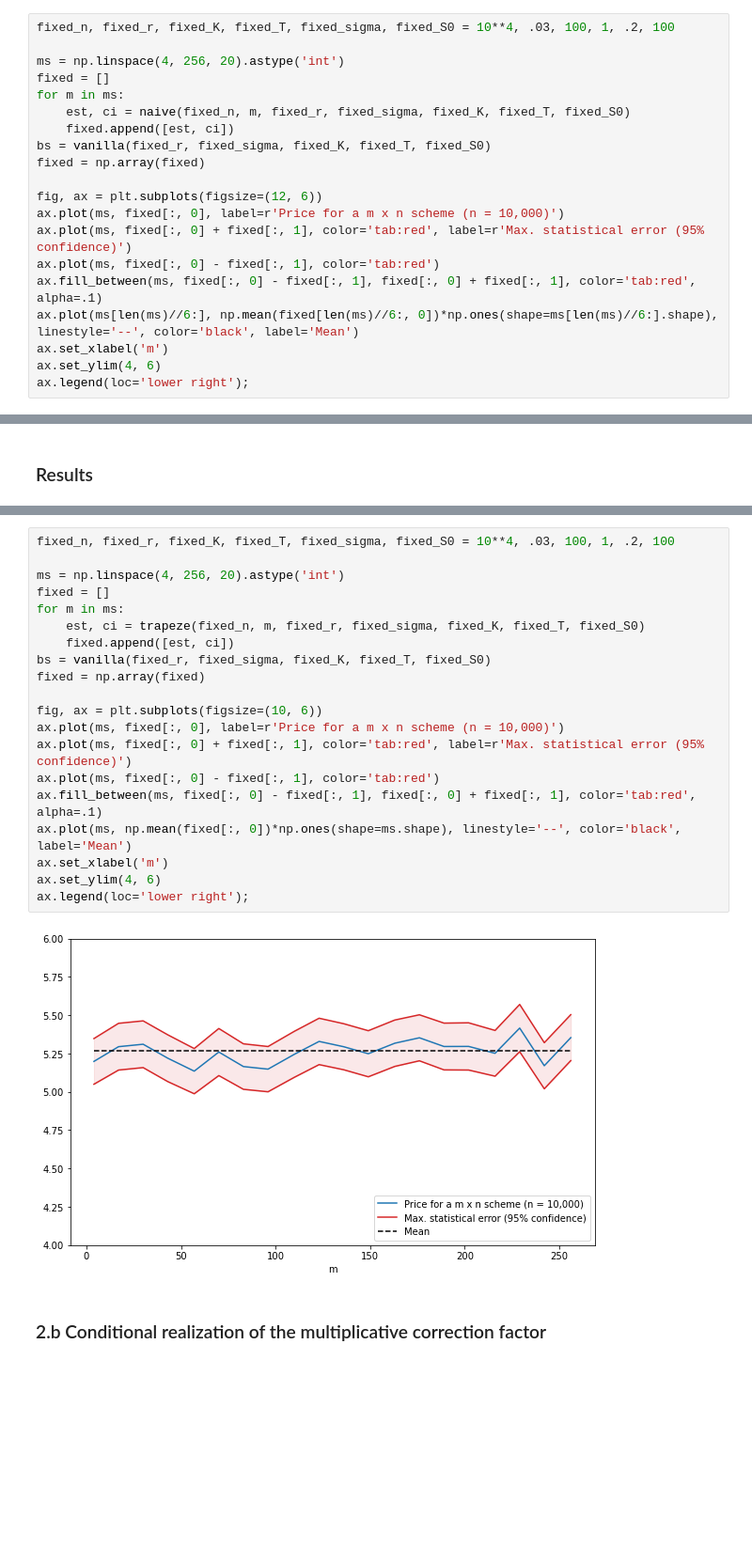
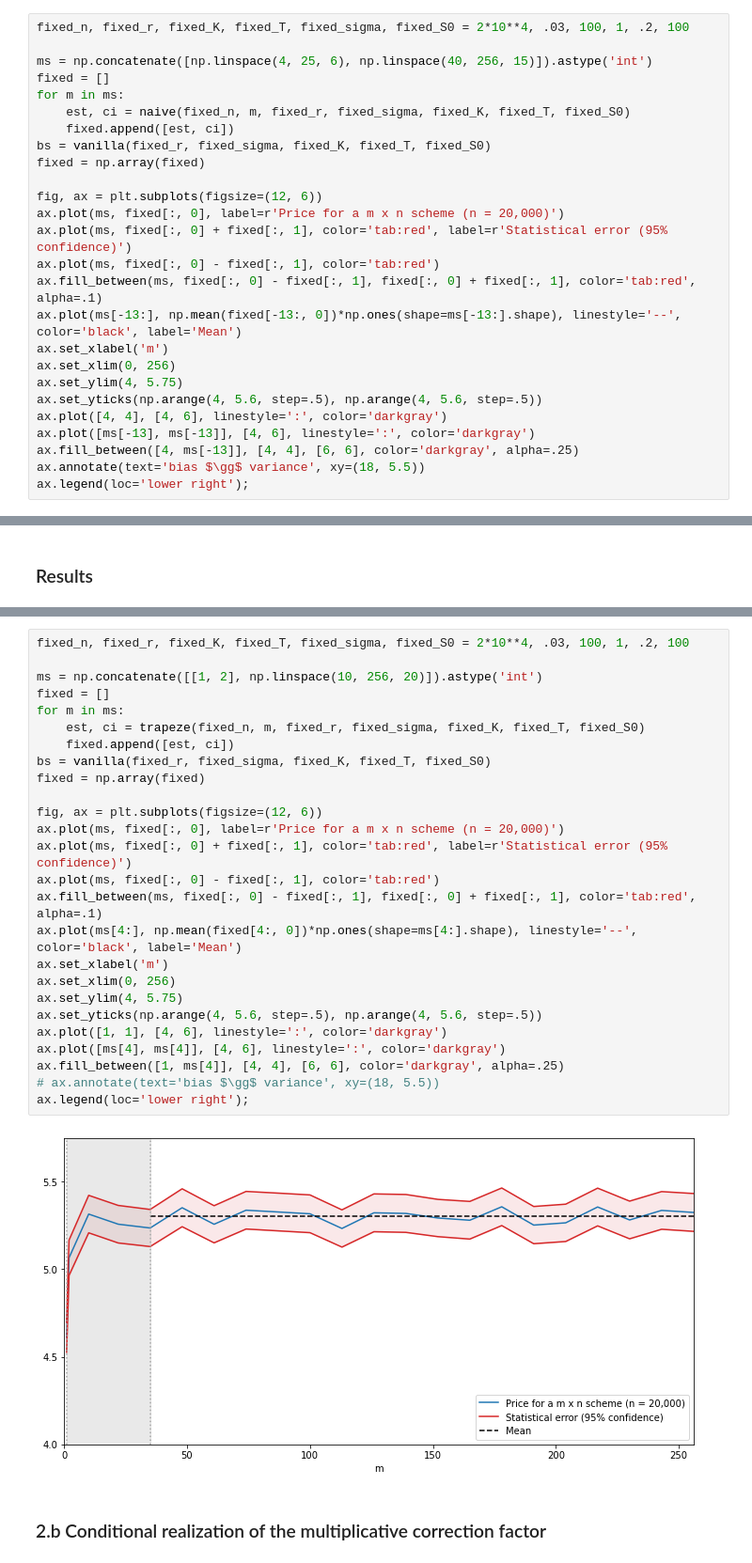
Before and after one commit to 20castro/Projet_MC, a Jupyter notebook: implementations/mc_approaches.ipynb, the cells around one changed output, grey strips where cells are left out. Shown at 94% size. Drawn from its saved outputs; the diff is of its cells as text; blank space fills up the shorter version.

```diff
--- a/implementations/mc_approaches.ipynb
+++ b/implementations/mc_approaches.ipynb
@@ -98,9 +98,9 @@ plot_approach(result, Ks, [.15, .25], [1/12, 1])
 # %% [markdown]
 __Problem__: the above chart only shows the statistical error and not the discretization bias. As $\sqrt{n} \sim m$, they should be quite similar.
 # %%
-fixed_n, fixed_r, fixed_K, fixed_T, fixed_sigma, fixed_S0 = 10**4, .03, 100, 1, .2, 100
+fixed_n, fixed_r, fixed_K, fixed_T, fixed_sigma, fixed_S0 = 2*10**4, .03, 100, 1, .2, 100
 
-ms = np.linspace(4, 256, 20).astype('int')
+ms = np.concatenate([np.linspace(4, 25, 6), np.linspace(40, 256, 15)]).astype('int')
 fixed = []
 for m in ms:
     est, ci = naive(fixed_n, m, fixed_r, fixed_sigma, fixed_K, fixed_T, fixed_S0)
@@ -109,12 +109,18 @@ bs = vanilla(fixed_r, fixed_sigma, fixed_K, fixed_T, fixed_S0)
 fixed = np.array(fixed)
 
 fig, ax = plt.subplots(figsize=(12, 6))
-ax.plot(ms, fixed[:, 0], label=r'Price for a m x n scheme (n = 10,000)')
-ax.plot(ms, fixed[:, 0] + fixed[:, 1], color='tab:red', label=r'Max. statistical error (95% confidence)')
+ax.plot(ms, fixed[:, 0], label=r'Price for a m x n scheme (n = 20,000)')
+ax.plot(ms, fixed[:, 0] + fixed[:, 1], color='tab:red', label=r'Statistical error (95% confidence)')
 ax.plot(ms, fixed[:, 0] - fixed[:, 1], color='tab:red')
 ax.fill_between(ms, fixed[:, 0] - fixed[:, 1], fixed[:, 0] + fixed[:, 1], color='tab:red', alpha=.1)
-ax.plot(ms[len(ms)//6:], np.mean(fixed[len(ms)//6:, 0])*np.ones(shape=ms[len(ms)//6:].shape), linestyle='--', color='black', label='Mean')
+ax.plot(ms[-13:], np.mean(fixed[-13:, 0])*np.ones(shape=ms[-13:].shape), linestyle='--', color='black', label='Mean')
 ax.set_xlabel('m')
-ax.set_ylim(4, 6)
+ax.set_xlim(0, 256)
+ax.set_ylim(4, 5.75)
+ax.set_yticks(np.arange(4, 5.6, step=.5), np.arange(4, 5.6, step=.5))
+ax.plot([4, 4], [4, 6], linestyle=':', color='darkgray')
+ax.plot([ms[-13], ms[-13]], [4, 6], linestyle=':', color='darkgray')
+ax.fill_between([4, ms[-13]], [4, 4], [6, 6], color='darkgray', alpha=.25)
+ax.annotate(text='bias $\gg$ variance', xy=(18, 5.5))
 ax.legend(loc='lower right');
 # %% [output]
@@ -170,26 +176,32 @@ Duration: 1.42 s
 [figure]
 # %%
-fixed_n, fixed_r, fixed_K, fixed_T, fixed_sigma, fixed_S0 = 10**4, .03, 100, 1, .2, 100
+fixed_n, fixed_r, fixed_K, fixed_T, fixed_sigma, fixed_S0 = 2*10**4, .03, 100, 1, .2, 100
 
-ms = np.linspace(4, 256, 20).astype('int')
+ms = np.concatenate([[1, 2], np.linspace(10, 256, 20)]).astype('int')
 fixed = []
 for m in ms:
     est, ci = trapeze(fixed_n, m, fixed_r, fixed_sigma, fixed_K, fixed_T, fixed_S0)
     fixed.append([est, ci])
 bs = vanilla(fixed_r, fixed_sigma, fixed_K, fixed_T, fixed_S0)
 fixed = np.array(fixed)
 
-fig, ax = plt.subplots(figsize=(10, 6))
-ax.plot(ms, fixed[:, 0], label=r'Price for a m x n scheme (n = 10,000)')
-ax.plot(ms, fixed[:, 0] + fixed[:, 1], color='tab:red', label=r'Max. statistical error (95% confidence)')
+fig, ax = plt.subplots(figsize=(12, 6))
+ax.plot(ms, fixed[:, 0], label=r'Price for a m x n scheme (n = 20,000)')
+ax.plot(ms, fixed[:, 0] + fixed[:, 1], color='tab:red', label=r'Statistical error (95% confidence)')
 ax.plot(ms, fixed[:, 0] - fixed[:, 1], color='tab:red')
 ax.fill_between(ms, fixed[:, 0] - fixed[:, 1], fixed[:, 0] + fixed[:, 1], color='tab:red', alpha=.1)
-ax.plot(ms, np.mean(fixed[:, 0])*np.ones(shape=ms.shape), linestyle='--', color='black', label='Mean')
+ax.plot(ms[4:], np.mean(fixed[4:, 0])*np.ones(shape=ms[4:].shape), linestyle='--', color='black', label='Mean')
 ax.set_xlabel('m')
-ax.set_ylim(4, 6)
+ax.set_xlim(0, 256)
+ax.set_ylim(4, 5.75)
+ax.set_yticks(np.arange(4, 5.6, step=.5), np.arange(4, 5.6, step=.5))
+ax.plot([1, 1], [4, 6], linestyle=':', color='darkgray')
+ax.plot([ms[4], ms[4]], [4, 6], linestyle=':', color='darkgray')
+ax.fill_between([1, ms[4]], [4, 4], [6, 6], color='darkgray', alpha=.25)
+# ax.annotate(text='bias $\gg$ variance', xy=(18, 5.5))
 ax.legend(loc='lower right');
 # %% [output]
-[figure, old version]
+[figure, new version]
 # %% [markdown]
 ### 2.b Conditional realization of the multiplicative correction factor
 # %%
```
Also changed, not shown: parts of 4 cells of this notebook.
